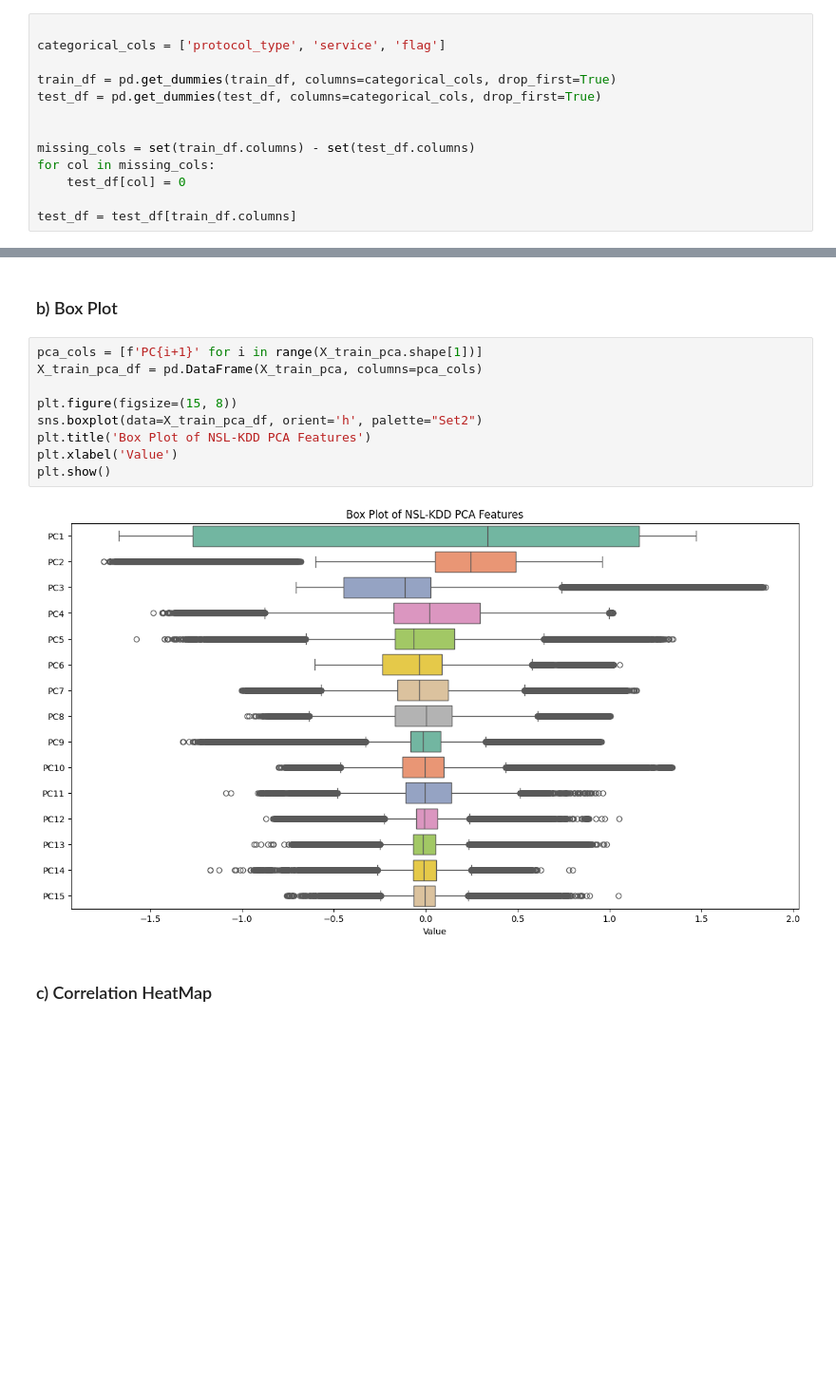
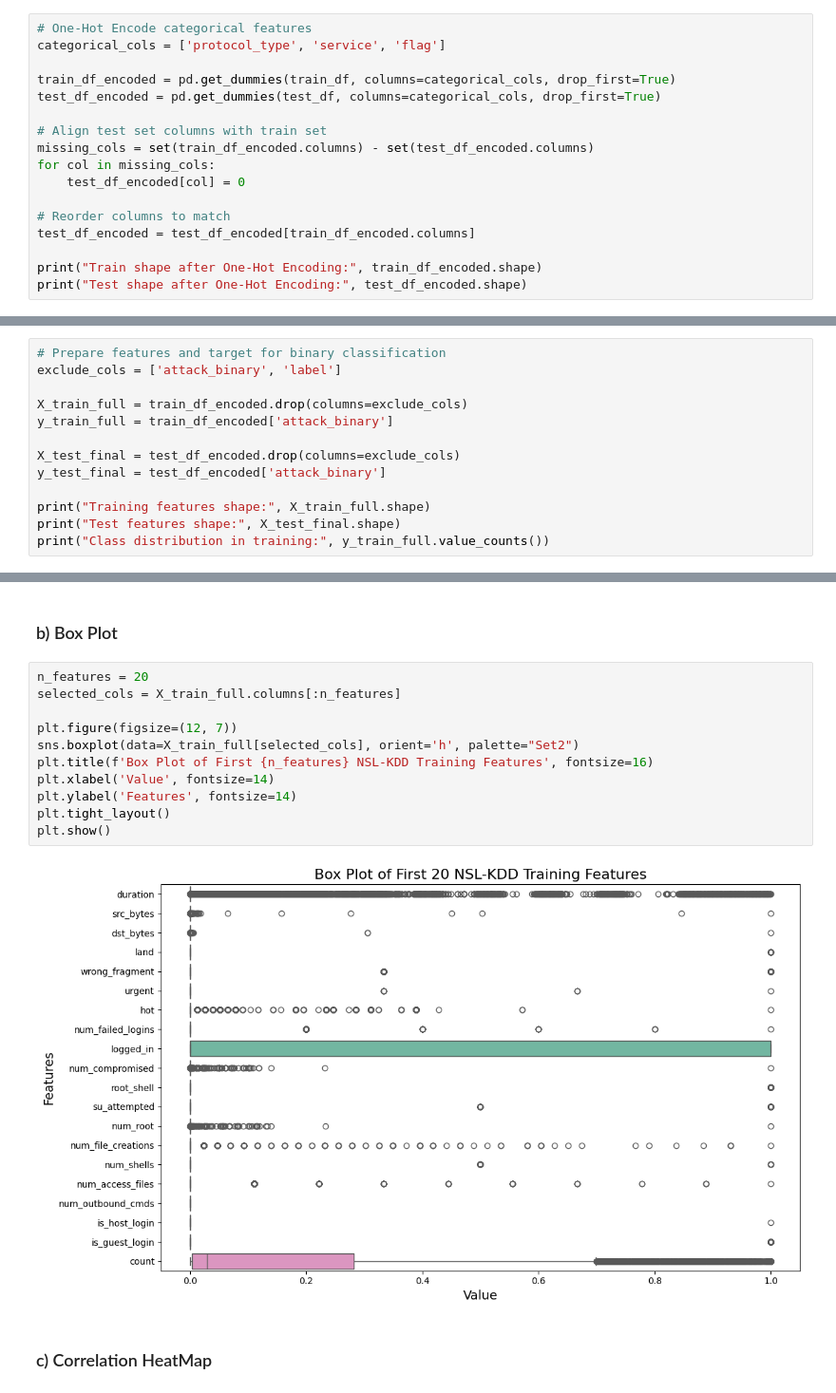
Before and after one commit to SpringBoardMentor193s/SentinelNet, a Jupyter notebook: notebooks/nslkdd_mode_train.ipynb, the cells around one changed output, grey strips where cells are left out. Shown: that part at 95% size. Drawn from its saved outputs; the diff is of its cells as text; blank space fills up the shorter version.

```diff
--- a/notebooks/nslkdd_mode_train.ipynb
+++ b/notebooks/nslkdd_mode_train.ipynb
@@ -170,13 +393,17 @@ Index(['duration', 'protocol_type', 'service', 'flag', 'src_bytes',
 # %%
-
+# One-Hot Encode categorical features
 categorical_cols = ['protocol_type', 'service', 'flag']
 
-train_df = pd.get_dummies(train_df, columns=categorical_cols, drop_first=True)
-test_df = pd.get_dummies(test_df, columns=categorical_cols, drop_first=True)
+train_df_encoded = pd.get_dummies(train_df, columns=categorical_cols, drop_first=True)
+test_df_encoded = pd.get_dummies(test_df, columns=categorical_cols, drop_first=True)
 
+# Align test set columns with train set
+missing_cols = set(train_df_encoded.columns) - set(test_df_encoded.columns)
+for col in missing_cols:
+    test_df_encoded[col] = 0
 
-missing_cols = set(train_df.columns) - set(test_df.columns)
-for col in missing_cols:
-    test_df[col] = 0
+# Reorder columns to match
+test_df_encoded = test_df_encoded[train_df_encoded.columns]
 
-test_df = test_df[train_df.columns]
+print("Train shape after One-Hot Encoding:", train_df_encoded.shape)
+print("Test shape after One-Hot Encoding:", test_df_encoded.shape)
@@ -337,0 +472,13 @@ weighted avg       0.82      0.78      0.78     22544
+# %%
+# Prepare features and target for binary classification
+exclude_cols = ['attack_binary', 'label']
+
+X_train_full = train_df_encoded.drop(columns=exclude_cols)
+y_train_full = train_df_encoded['attack_binary']
+
+X_test_final = test_df_encoded.drop(columns=exclude_cols)
+y_test_final = test_df_encoded['attack_binary']
+
+print("Training features shape:", X_train_full.shape)
+print("Test features shape:", X_test_final.shape)
+print("Class distribution in training:", y_train_full.value_counts())
@@ -409,16 +872,18 @@ plt.show()
 # %% [markdown]
 <h3> b) Box Plot </h3>
 # %%
-pca_cols = [f'PC{i+1}' for i in range(X_train_pca.shape[1])]
-X_train_pca_df = pd.DataFrame(X_train_pca, columns=pca_cols)
+n_features = 20
+selected_cols = X_train_full.columns[:n_features]
 
-plt.figure(figsize=(15, 8))
-sns.boxplot(data=X_train_pca_df, orient='h', palette="Set2")
-plt.title('Box Plot of NSL-KDD PCA Features')
-plt.xlabel('Value')
+plt.figure(figsize=(12, 7))
+sns.boxplot(data=X_train_full[selected_cols], orient='h', palette="Set2")
+plt.title(f'Box Plot of First {n_features} NSL-KDD Training Features', fontsize=16)
+plt.xlabel('Value', fontsize=14)
+plt.ylabel('Features', fontsize=14)
+plt.tight_layout()
 plt.show()
 # %% [output]
-[figure, old version]
+[figure, new version]
 # %% [markdown]
 <h3> c) Correlation HeatMap </h3>
 # %%
```
Also changed, not shown: parts of 62 cells of this notebook, 6 other files.
